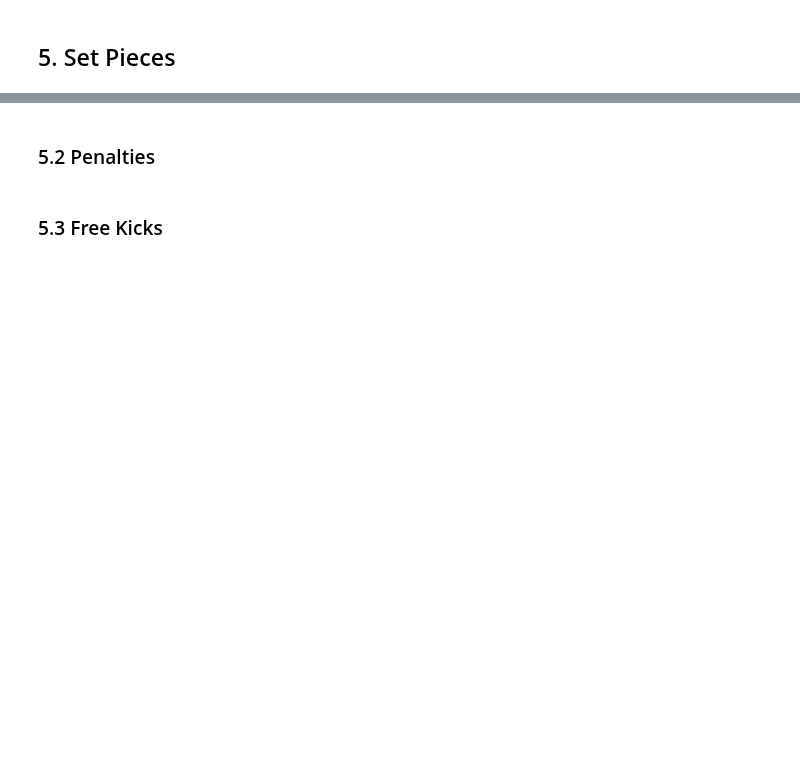
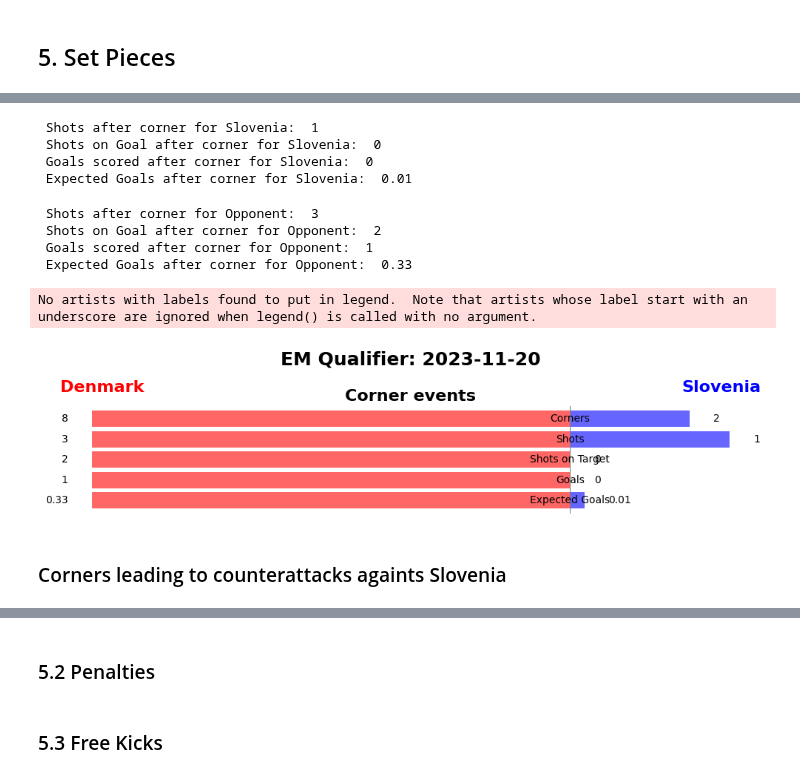
Before and after one commit to ngroggy/SoccerAnalytics, a Jupyter notebook: notebooks/5-setplays_ng.ipynb, the cells around one changed output, grey strips where cells are left out. Drawn from its saved outputs; the diff is of its cells as text; code cells hidden in the pictures; blank space fills up the shorter version.

Commit message:
corner analysis

```diff
--- a/notebooks/5-setplays_ng.ipynb
+++ b/notebooks/5-setplays_ng.ipynb
@@ -15,3 +30,3 @@ from src.dataloader import dataloader
 # %%
-match_id = "5414260"
+match_id = "5414302" # slov-den
 df_events = dataloader(match_id)
@@ -27,0 +106,56 @@ team_names = df_events[['team.name', 'opponentTeam.name']]
+# %%
+shots_svn = (df_corners_svn['possession.attack.withShot'] == True).sum()
+shots_on_goal_svn = (df_corners_svn['possession.attack.withShotOnGoal'] == True).sum()
+goals_scored_svn = (df_corners_svn['possession.attack.withGoal'] == True).sum()
+xgoal_svn = df_corners_svn[~df_corners_svn['possession.attack.xg'].isnull()]['possession.attack.xg'].sum().round(2)
+
+print(" Shots after corner for Slovenia: ", shots_svn, "\n", \
+"Shots on Goal after corner for Slovenia: ",shots_on_goal_svn, "\n", \
+"Goals scored after corner for Slovenia: ", goals_scored_svn, "\n", \
+"Expected Goals after corner for Slovenia: ", xgoal_svn)
+# %% [output]
+ Shots after corner for Slovenia:  1
+ Shots on Goal after corner for Slovenia:  0
+ Goals scored after corner for Slovenia:  0
+ Expected Goals after corner for Slovenia:  0.01
+# %%
+shots_opp = (df_corners_opp['possession.attack.withShot'] == True).sum()
+shots_on_goal_opp = (df_corners_opp['possession.attack.withShotOnGoal'] == True).sum()
+goals_scored_opp = (df_corners_opp['possession.attack.withGoal'] == True).sum()
+xgoal_opp = df_corners_opp[~df_corners_opp['possession.attack.xg'].isnull()]['possession.attack.xg'].sum().round(2)
+
+print(" Shots after corner for Opponent: ", shots_opp, "\n", \
+"Shots on Goal after corner for Opponent: ",shots_on_goal_opp, "\n", \
+"Goals scored after corner for Opponent: ", goals_scored_opp, "\n", \
+"Expected Goals after corner for Opponent: ", xgoal_opp)
+# %% [output]
+ Shots after corner for Opponent:  3
+ Shots on Goal after corner for Opponent:  2
+ Goals scored after corner for Opponent:  1
+ Expected Goals after corner for Opponent:  0.33
+# %%
+# From Yves
+svn_data = {'Corners': corners_svn,
+            'Shots': shots_svn,
+            'Shots on Target': shots_on_goal_svn,
+            'Goals': goals_scored_svn,
+            'Expected Goals': xgoal_svn,
+            }
+
+opp_data = {'Corners': corners_opp,
+            'Shots': shots_opp,
+            'Shots on Target': shots_on_goal_opp,
+            'Goals': goals_scored_opp,
+            'Expected Goals': xgoal_opp,
+            }
+
+# if category % do not normalize
+perc_categories = []
+
+plot_stats_barchart(svn_data, opp_data, team1_name='Slovenia', team2_name='Denmark', perc_categories=perc_categories, title='EM Qualifier: 2023-11-20',
+                    subtitle='Corner events', team1_color='blue', team2_color='red')
+# %% [output]
+No artists with labels found to put in legend.  Note that artists whose label start with an underscore are ignored when legend() is called with no argument.
+[figure, added]
+# %% [markdown]
+### Corners leading to counterattacks againts Slovenia
```
Also changed, not shown: parts of 17 cells of this notebook, 2 other files.
